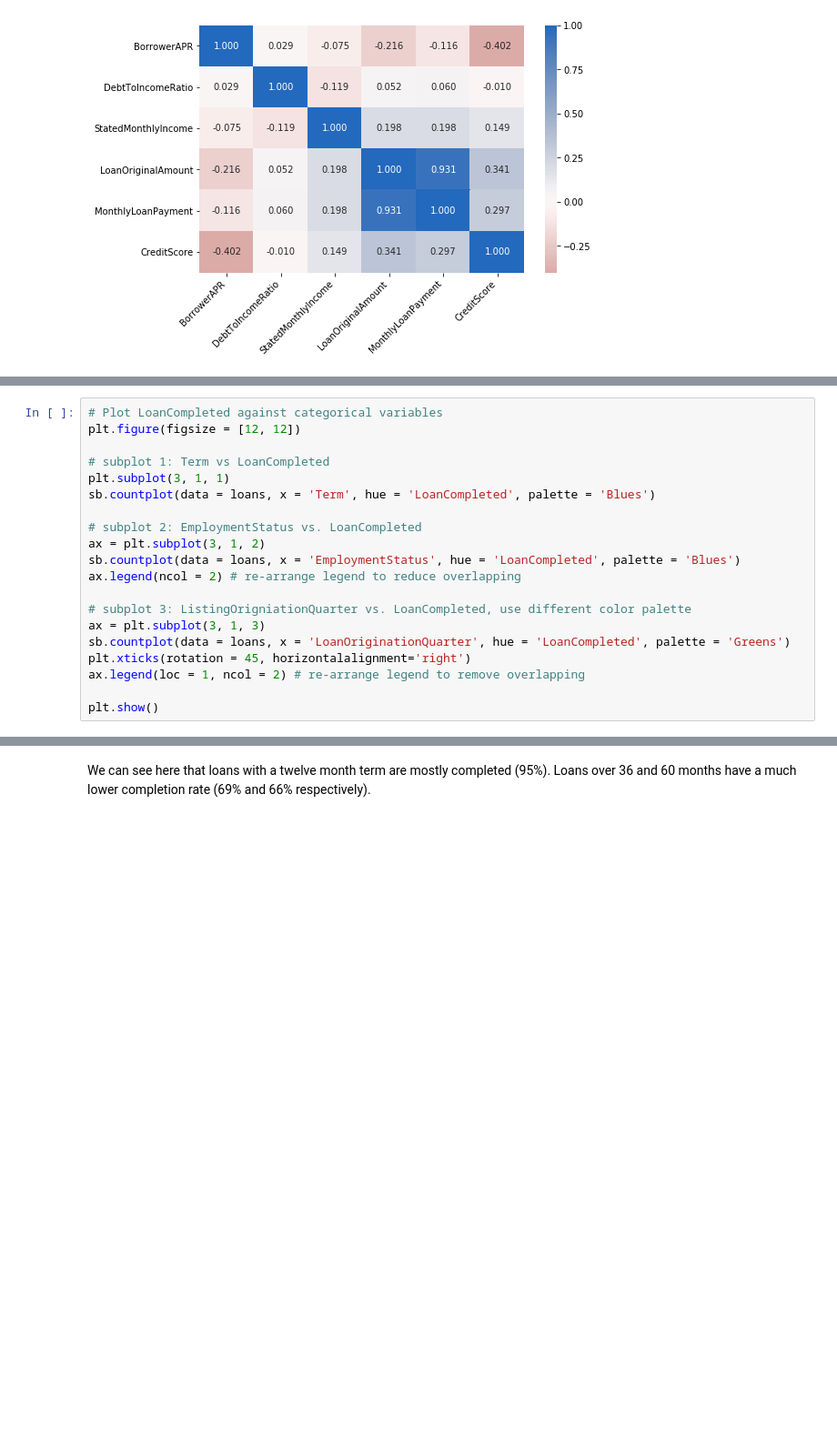
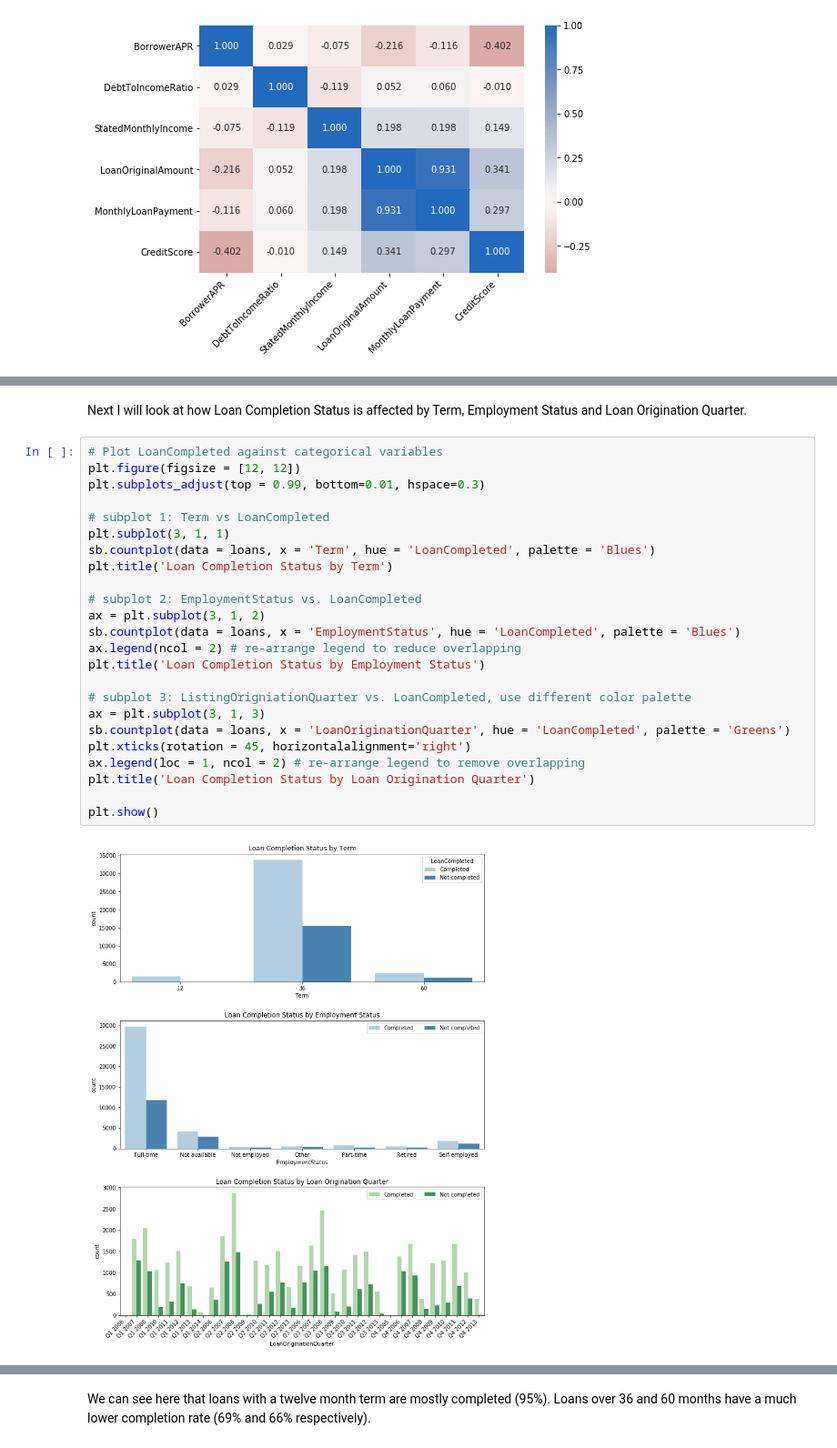
Before and after one commit to Jeffro80/DAND_Communicate_Findings, a Jupyter notebook: exploration-WORKING.ipynb, the cells around one changed output, grey strips where cells are left out. Shown at 91% size. Cells and saved outputs as stored; diff of their text form; blank space fills up the shorter version.

```diff
--- a/exploration-WORKING.ipynb
+++ b/exploration-WORKING.ipynb
@@ -941,20 +924,28 @@ The correlation scores between the other numeric variables were not high enough
+# %% [markdown]
+Next I will look at how Loan Completion Status is affected by Term, Employment Status and Loan Origination Quarter.
 # %%
 # Plot LoanCompleted against categorical variables
 plt.figure(figsize = [12, 12])
+plt.subplots_adjust(top = 0.99, bottom=0.01, hspace=0.3)
 
 # subplot 1: Term vs LoanCompleted
 plt.subplot(3, 1, 1)
 sb.countplot(data = loans, x = 'Term', hue = 'LoanCompleted', palette = 'Blues')
+plt.title('Loan Completion Status by Term')
 
 # subplot 2: EmploymentStatus vs. LoanCompleted
 ax = plt.subplot(3, 1, 2)
 sb.countplot(data = loans, x = 'EmploymentStatus', hue = 'LoanCompleted', palette = 'Blues')
 ax.legend(ncol = 2) # re-arrange legend to reduce overlapping
+plt.title('Loan Completion Status by Employment Status')
 
 # subplot 3: ListingOrigniationQuarter vs. LoanCompleted, use different color palette
 ax = plt.subplot(3, 1, 3)
 sb.countplot(data = loans, x = 'LoanOriginationQuarter', hue = 'LoanCompleted', palette = 'Greens')
 plt.xticks(rotation = 45, horizontalalignment='right')
 ax.legend(loc = 1, ncol = 2) # re-arrange legend to remove overlapping
+plt.title('Loan Completion Status by Loan Origination Quarter')
 
 plt.show()
+# %% [output]
+[figure, added]
```
Also changed, not shown: parts of 15 cells of this notebook.
